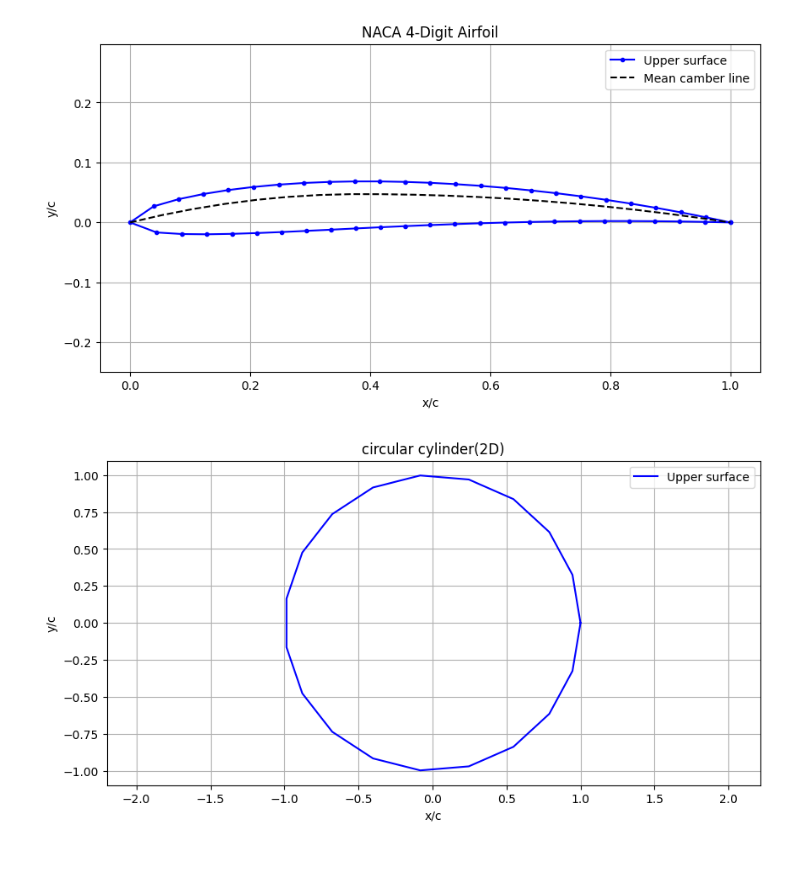
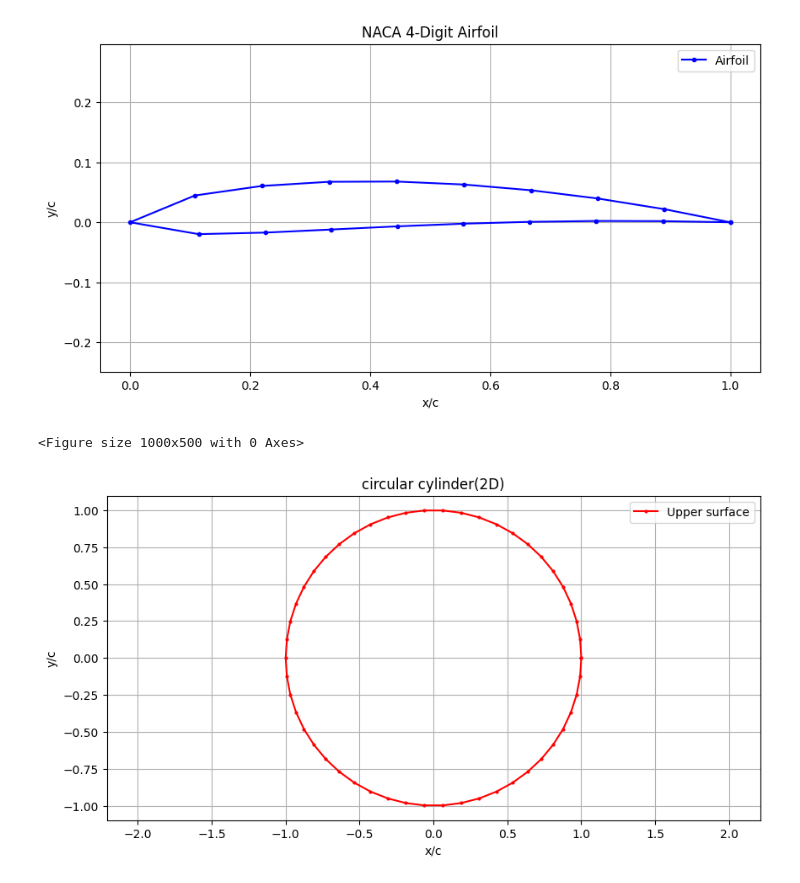
Before and after one commit to adityadamle7/AE611_2026, a Jupyter notebook: Aditya Damle_VP.ipynb, the cells around one changed output. Drawn from its saved outputs; the diff is of its cells as text; code cells hidden in the pictures.

```diff
--- a/Aditya Damle_VP.ipynb
+++ b/Aditya Damle_VP.ipynb
@@ -84,9 +74,7 @@ plt.show()
 
 plt.figure(figsize=(10, 5))
 
-plt.plot(xcurve, ycurve, 'b-o' , markersize=3 ,label='Upper surface')
-
-plt.plot(x, yc, 'k--', label='Mean camber line')
+plt.plot(xcurve, ycurve, 'b-o' , markersize=3 ,label='Airfoil')
 
 plt.xlabel('x/c')
 plt.ylabel('y/c')
@@ -97,23 +85,28 @@ plt.grid()
 plt.legend()
 plt.show()
 # %% [output]
-[figure, old version]
+[figure, new version]
 # %%
-theta=np.linspace(2*np.pi, 0, n)
-r=1
-a=r*np.cos(theta)
-b=r*np.sin(theta)
+def cylinder(r,n):
+  theta=np.linspace(2*np.pi, 0, n+1)
+  r=1
+  a=r*np.cos(theta)
+  b=r*np.sin(theta)
+  plt.figure(figsize=(10, 5))
+  return a,b
+
+xb,yb=cylinder(1,50)
+
 plt.figure(figsize=(10, 5))
-
-plt.plot(a, b, 'b-', label='Upper surface')
+plt.plot(xb, yb, 'r-o', label='Upper surface' , markersize=2)
 
 plt.xlabel('x/c')
 plt.ylabel('y/c')
 plt.title('circular cylinder(2D)')
-
 plt.axis('equal')
 plt.grid()
 plt.legend()
 plt.show()
 # %% [output]
+<Figure size 1000x500 with 0 Axes>
-[figure, old version]
+[figure, new version]
```
Also changed, not shown: parts of 2 cells of this notebook.
